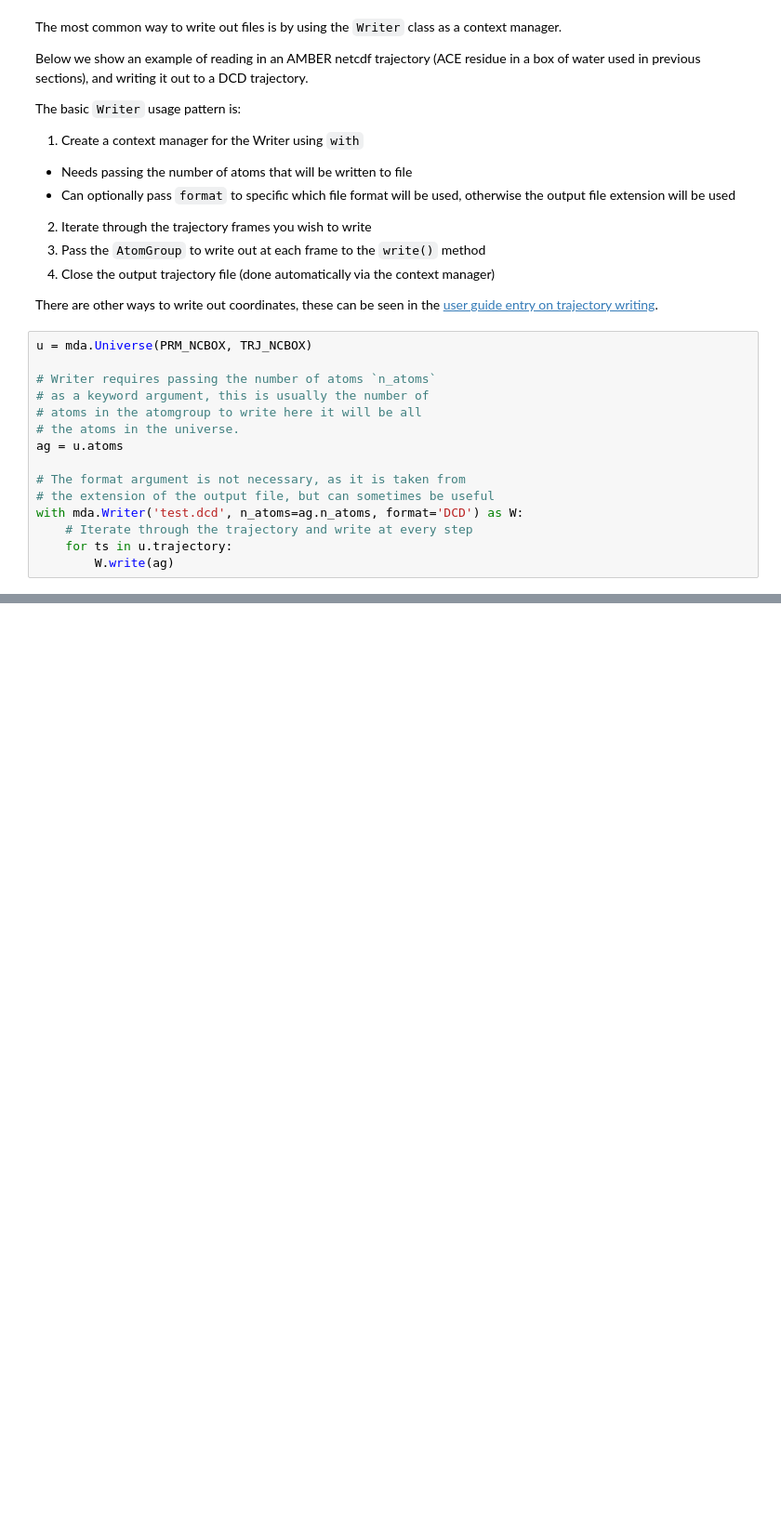
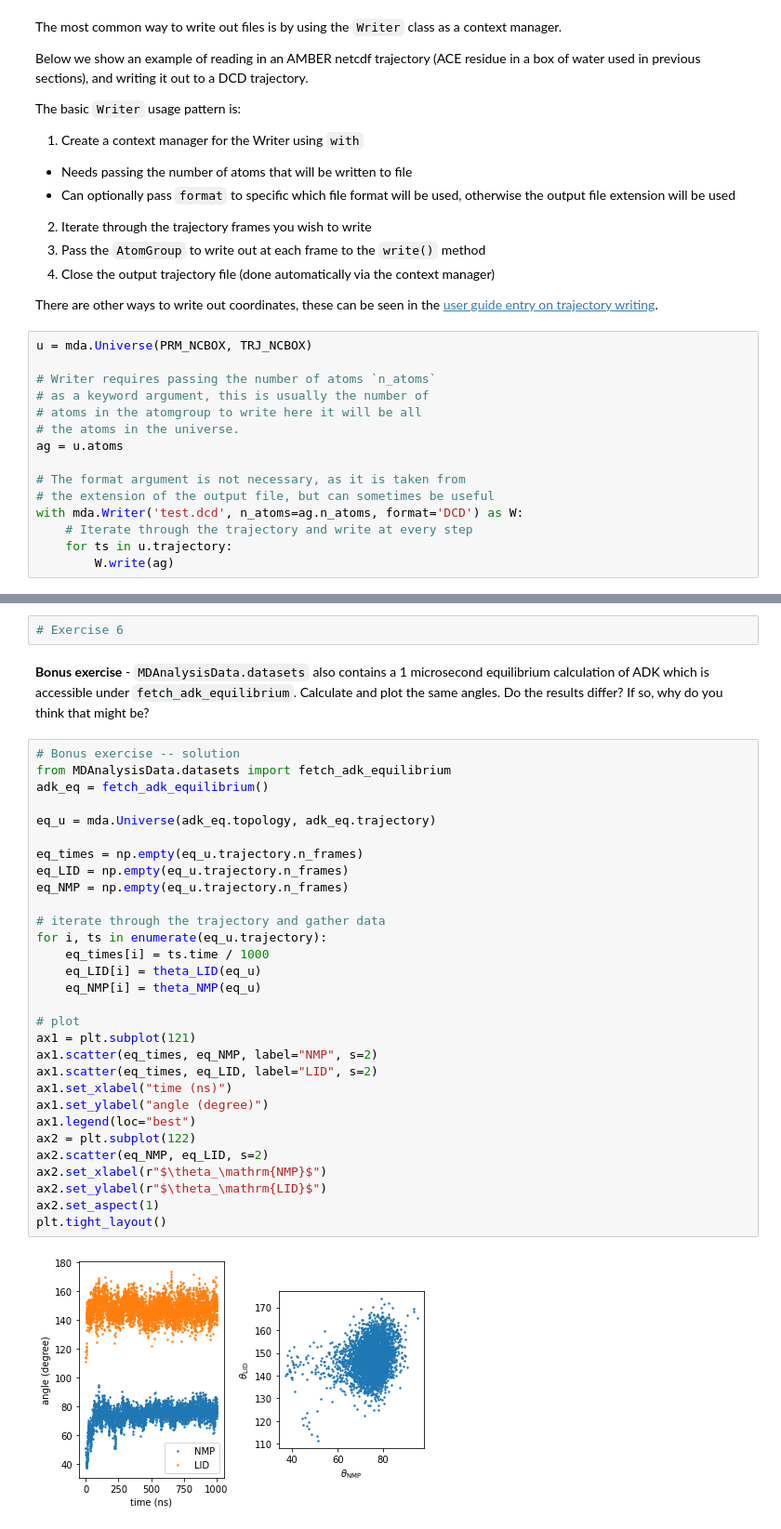
Before and after one commit to MDAnalysis/WorkshopPrace2021, a Jupyter notebook: Day1-Session2-Practical/session2.ipynb, the cells around one changed output, grey strips where cells are left out. Shown: that part at 93% size. Cells and saved outputs as stored; diff of their text form; blank space fills up the shorter version.

```diff
--- a/Day1-Session2-Practical/session2.ipynb
+++ b/Day1-Session2-Practical/session2.ipynb
@@ -670,0 +688,36 @@ plt.ylabel(r"# waters within 5 $\AA$ of protein");
+# %%
+# Exercise 6
+# %% [markdown]
+**Bonus exercise** - `MDAnalysisData.datasets` also contains a 1 microsecond equilibrium calculation of ADK which is accessible under `fetch_adk_equilibrium`. Calculate and plot the same angles. Do the results differ? If so, why do you think that might be?
+# %%
+# Bonus exercise -- solution
+from MDAnalysisData.datasets import fetch_adk_equilibrium
+adk_eq = fetch_adk_equilibrium()
+
+eq_u = mda.Universe(adk_eq.topology, adk_eq.trajectory)
+
+eq_times = np.empty(eq_u.trajectory.n_frames)
+eq_LID = np.empty(eq_u.trajectory.n_frames)
+eq_NMP = np.empty(eq_u.trajectory.n_frames)
+
+# iterate through the trajectory and gather data
+for i, ts in enumerate(eq_u.trajectory):
+    eq_times[i] = ts.time / 1000
+    eq_LID[i] = theta_LID(eq_u)
+    eq_NMP[i] = theta_NMP(eq_u)
+
+# plot
+ax1 = plt.subplot(121)
+ax1.scatter(eq_times, eq_NMP, label="NMP", s=2)
+ax1.scatter(eq_times, eq_LID, label="LID", s=2)
+ax1.set_xlabel("time (ns)")
+ax1.set_ylabel("angle (degree)")
+ax1.legend(loc="best")
+ax2 = plt.subplot(122)
+ax2.scatter(eq_NMP, eq_LID, s=2)
+ax2.set_xlabel(r"$\theta_\mathrm{NMP}$")
+ax2.set_ylabel(r"$\theta_\mathrm{LID}$")
+ax2.set_aspect(1)
+plt.tight_layout()
+# %% [output]
+[figure, added]
```
Also changed, not shown: parts of 56 cells of this notebook, 3 other files.
